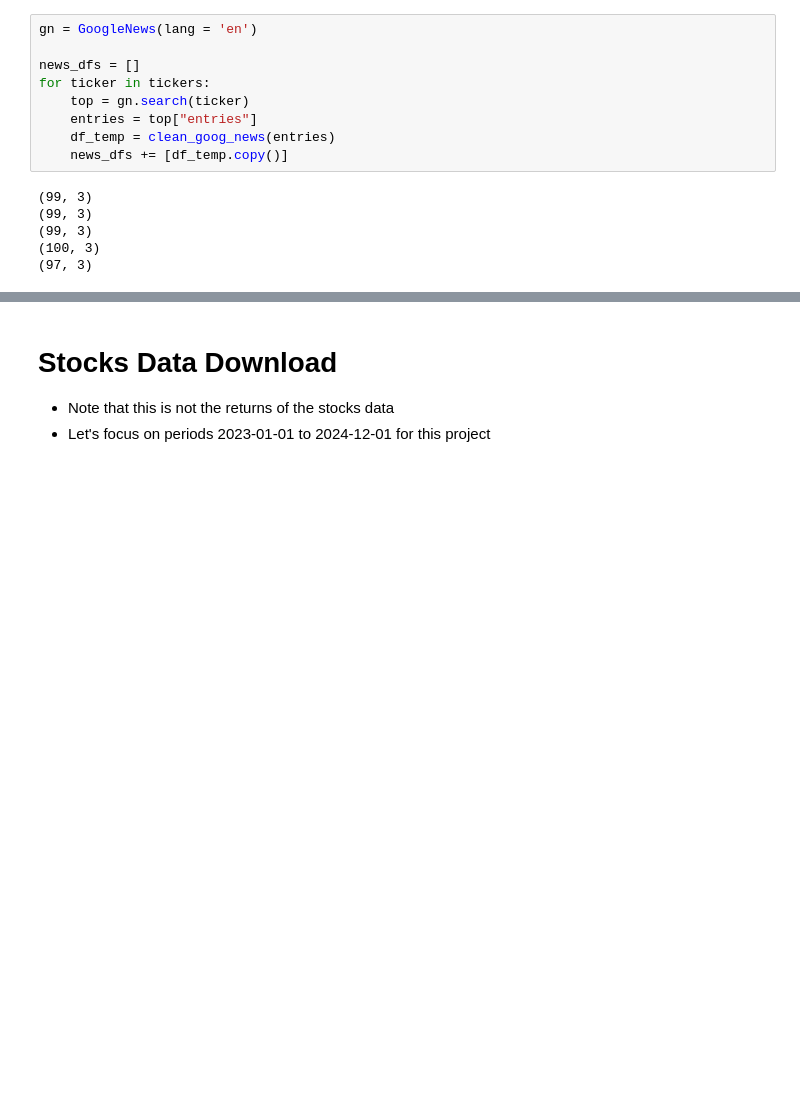
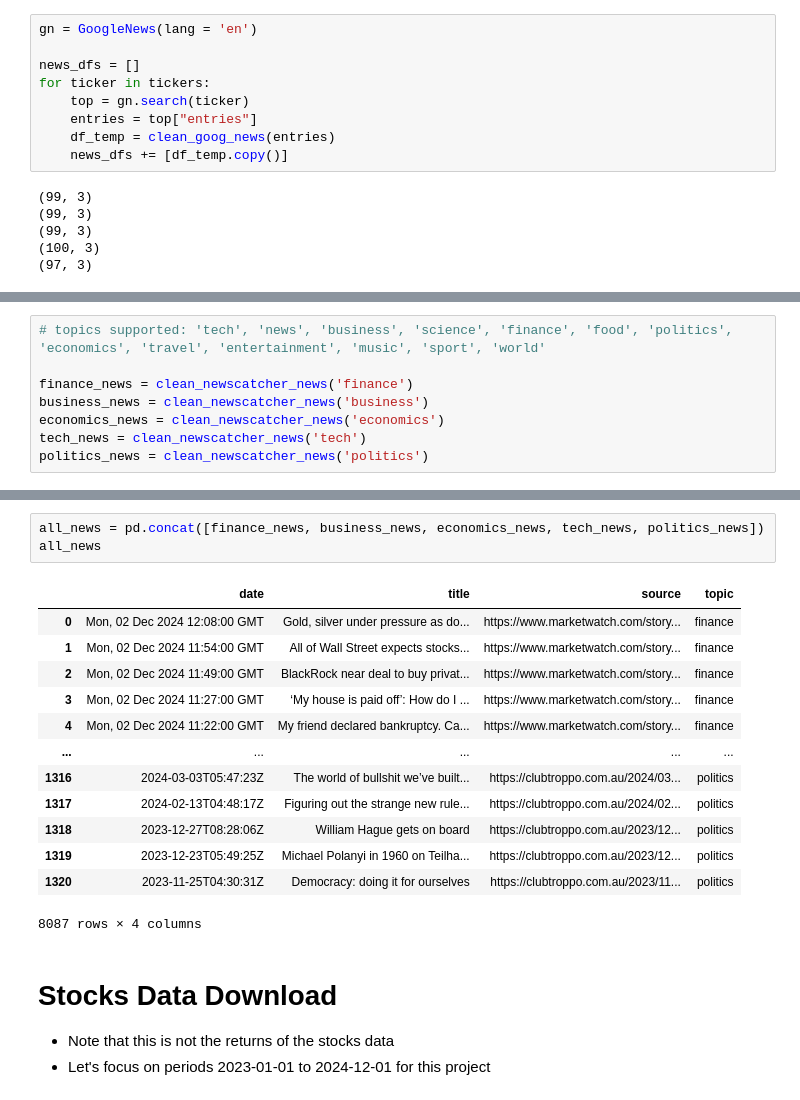
Before and after one commit to saltedpotato/QF634_Research_Methods, a Jupyter notebook: clean_data.ipynb, the cells around one changed output, grey strips where cells are left out. Cells and saved outputs as stored; diff of their text form; blank space fills up the shorter version.

Commit message:
added Newscatcher

```diff
--- a/clean_data.ipynb
+++ b/clean_data.ipynb
@@ -73,0 +43,8 @@ news_dfs[0].sample(10)
+# %%
+# topics supported: 'tech', 'news', 'business', 'science', 'finance', 'food', 'politics', 'economics', 'travel', 'entertainment', 'music', 'sport', 'world'
+
+finance_news = clean_newscatcher_news('finance')
+business_news = clean_newscatcher_news('business')
+economics_news = clean_newscatcher_news('economics')
+tech_news = clean_newscatcher_news('tech')
+politics_news = clean_newscatcher_news('politics')
@@ -74,3 +69,20 @@ news_dfs[0].sample(10)
+# %%
+all_news = pd.concat([finance_news, business_news, economics_news, tech_news, politics_news])
+all_news
+# %% [output]
+|  | date | title | source | topic |
+| 0 | Mon, 02 Dec 2024 12:08:00 GMT | Gold, silver under pressure as do... | https://www.marketwatch.com/story... | finance |
+| 1 | Mon, 02 Dec 2024 11:54:00 GMT | All of Wall Street expects stocks... | https://www.marketwatch.com/story... | finance |
+| 2 | Mon, 02 Dec 2024 11:49:00 GMT | BlackRock near deal to buy privat... | https://www.marketwatch.com/story... | finance |
+| 3 | Mon, 02 Dec 2024 11:27:00 GMT | ‘My house is paid off’: How do I ... | https://www.marketwatch.com/story... | finance |
+| 4 | Mon, 02 Dec 2024 11:22:00 GMT | My friend declared bankruptcy. Ca... | https://www.marketwatch.com/story... | finance |
+| ... | ... | ... | ... | ... |
+| 1316 | 2024-03-03T05:47:23Z | The world of bullshit we’ve built... | https://clubtroppo.com.au/2024/03... | politics |
+| 1317 | 2024-02-13T04:48:17Z | Figuring out the strange new rule... | https://clubtroppo.com.au/2024/02... | politics |
+| 1318 | 2023-12-27T08:28:06Z | William Hague gets on board | https://clubtroppo.com.au/2023/12... | politics |
+| 1319 | 2023-12-23T05:49:25Z | Michael Polanyi in 1960 on Teilha... | https://clubtroppo.com.au/2023/12... | politics |
+| 1320 | 2023-11-25T04:30:31Z | Democracy: doing it for ourselves | https://clubtroppo.com.au/2023/11... | politics |
+8087 rows × 4 columns
 # %% [markdown]
 # Stocks Data Download
 - Note that this is not the returns of the stocks data
```
Also changed, not shown: parts of 7 cells of this notebook, 3 other files.
